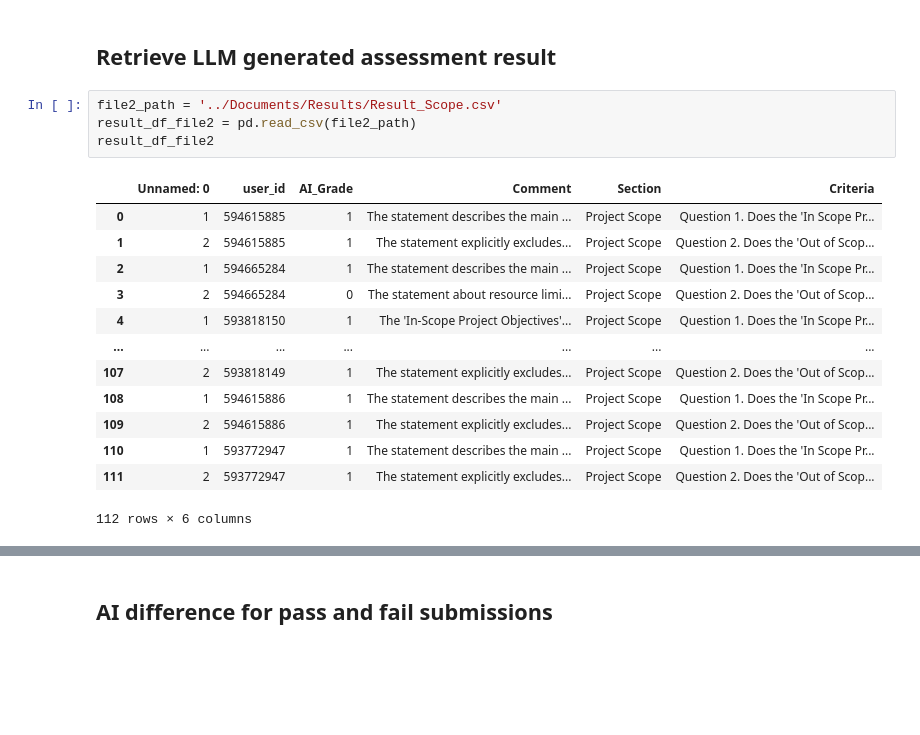
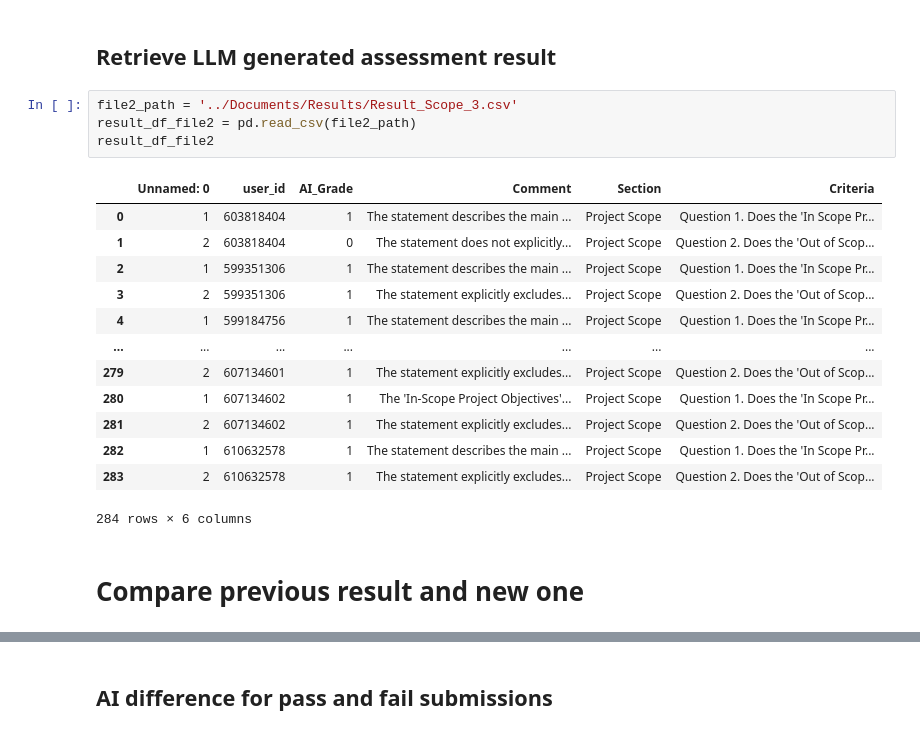
Before and after one commit to ngavu2004/automationTIP, a Jupyter notebook: VisualizeResult/visualize_AI_grade_RealGrade_v3.ipynb, the cells around one changed output, grey strips where cells are left out. Drawn from its saved outputs; the diff is of its cells as text; blank space fills up the shorter version.

```diff
--- a/VisualizeResult/visualize_AI_grade_RealGrade_v3.ipynb
+++ b/VisualizeResult/visualize_AI_grade_RealGrade_v3.ipynb
@@ -46,20 +46,22 @@ visualize_df_file1
 # %% [markdown]
 ## Retrieve LLM generated assessment result
 # %%
-file2_path = '../Documents/Results/Result_Scope.csv'
+file2_path = '../Documents/Results/Result_Scope_3.csv'
 result_df_file2 = pd.read_csv(file2_path)
 result_df_file2
 # %% [output]
 |  | Unnamed: 0 | user_id | AI_Grade | Comment | Section | Criteria |
-| 0 | 1 | 594615885 | 1 | The statement describes the main ... | Project Scope | Question 1. Does the 'In Scope Pr... |
-| 1 | 2 | 594615885 | 1 | The statement explicitly excludes... | Project Scope | Question 2. Does the 'Out of Scop... |
-| 2 | 1 | 594665284 | 1 | The statement describes the main ... | Project Scope | Question 1. Does the 'In Scope Pr... |
-| 3 | 2 | 594665284 | 0 | The statement about resource limi... | Project Scope | Question 2. Does the 'Out of Scop... |
-| 4 | 1 | 593818150 | 1 | The 'In-Scope Project Objectives'... | Project Scope | Question 1. Does the 'In Scope Pr... |
+| 0 | 1 | 603818404 | 1 | The statement describes the main ... | Project Scope | Question 1. Does the 'In Scope Pr... |
+| 1 | 2 | 603818404 | 0 | The statement does not explicitly... | Project Scope | Question 2. Does the 'Out of Scop... |
+| 2 | 1 | 599351306 | 1 | The statement describes the main ... | Project Scope | Question 1. Does the 'In Scope Pr... |
+| 3 | 2 | 599351306 | 1 | The statement explicitly excludes... | Project Scope | Question 2. Does the 'Out of Scop... |
+| 4 | 1 | 599184756 | 1 | The statement describes the main ... | Project Scope | Question 1. Does the 'In Scope Pr... |
 | ... | ... | ... | ... | ... | ... | ... |
-| 107 | 2 | 593818149 | 1 | The statement explicitly excludes... | Project Scope | Question 2. Does the 'Out of Scop... |
-| 108 | 1 | 594615886 | 1 | The statement describes the main ... | Project Scope | Question 1. Does the 'In Scope Pr... |
-| 109 | 2 | 594615886 | 1 | The statement explicitly excludes... | Project Scope | Question 2. Does the 'Out of Scop... |
-| 110 | 1 | 593772947 | 1 | The statement describes the main ... | Project Scope | Question 1. Does the 'In Scope Pr... |
-| 111 | 2 | 593772947 | 1 | The statement explicitly excludes... | Project Scope | Question 2. Does the 'Out of Scop... |
+| 279 | 2 | 607134601 | 1 | The statement explicitly excludes... | Project Scope | Question 2. Does the 'Out of Scop... |
+| 280 | 1 | 607134602 | 1 | The 'In-Scope Project Objectives'... | Project Scope | Question 1. Does the 'In Scope Pr... |
+| 281 | 2 | 607134602 | 1 | The statement explicitly excludes... | Project Scope | Question 2. Does the 'Out of Scop... |
+| 282 | 1 | 610632578 | 1 | The statement describes the main ... | Project Scope | Question 1. Does the 'In Scope Pr... |
+| 283 | 2 | 610632578 | 1 | The statement explicitly excludes... | Project Scope | Question 2. Does the 'Out of Scop... |
-112 rows × 6 columns
+284 rows × 6 columns
+# %% [markdown]
+# Compare previous result and new one
```
Also changed, not shown: parts of 5 cells of this notebook.
